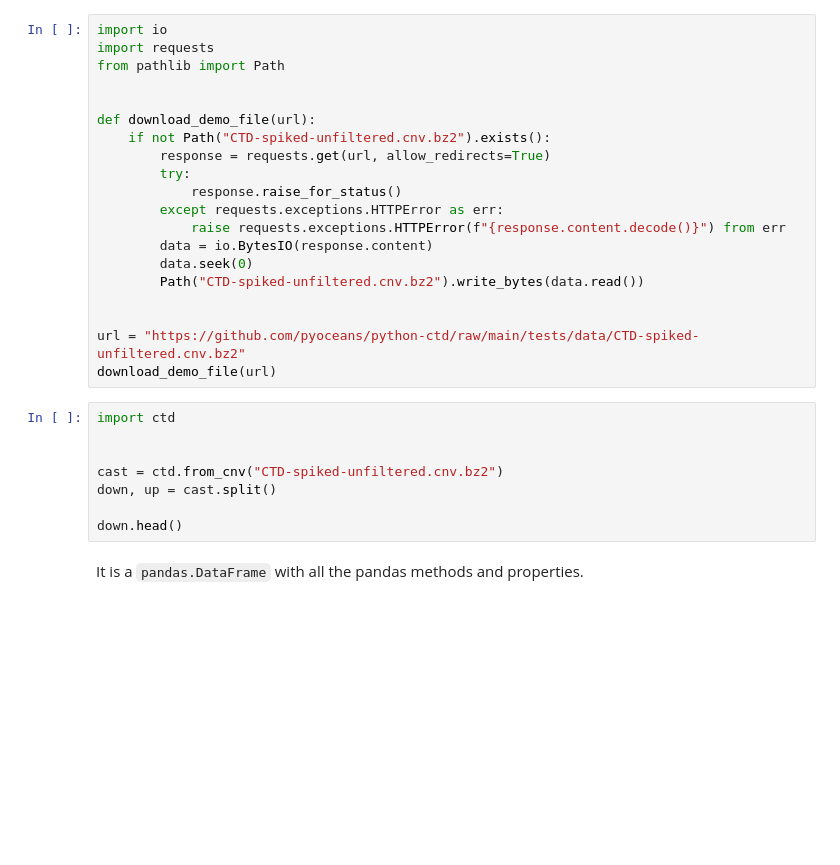
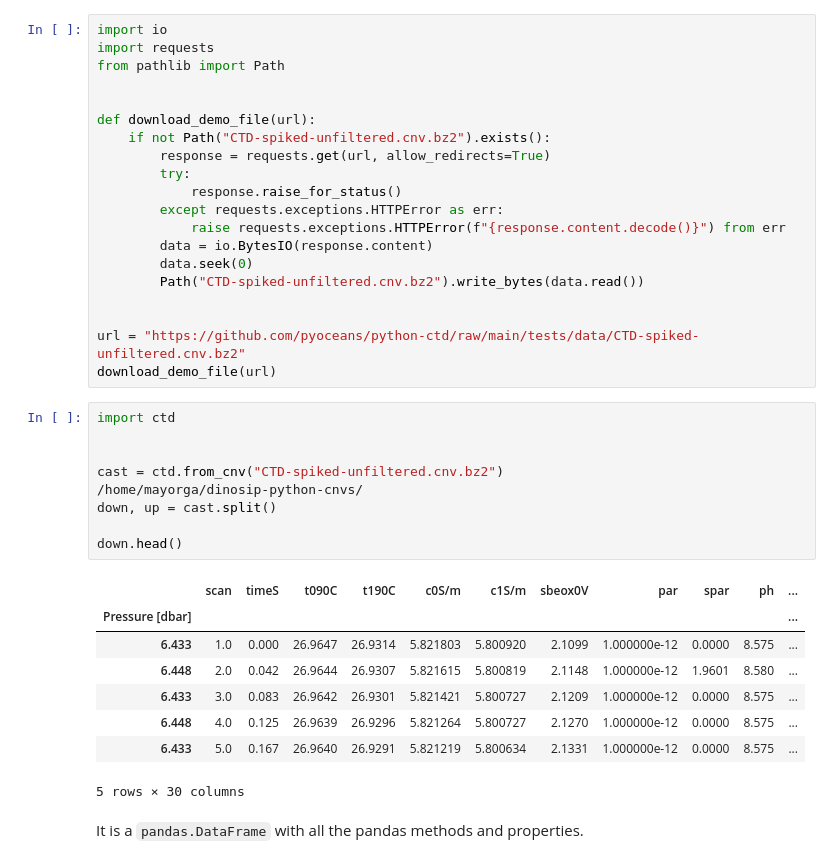
Before and after one commit to UW-APL-SURP/aplsurp-python, a Jupyter notebook: site/notebooks/ctd-quick_intro.ipynb, the cells around one changed output. Cells and saved outputs as stored; diff of their text form; blank space fills up the shorter version.

```diff
--- a/site/notebooks/ctd-quick_intro.ipynb
+++ b/site/notebooks/ctd-quick_intro.ipynb
@@ -25,11 +25,21 @@ download_demo_file(url)
 # %%
 import ctd
 
 
 cast = ctd.from_cnv("CTD-spiked-unfiltered.cnv.bz2")
+/home/mayorga/dinosip-python-cnvs/
 down, up = cast.split()
 
 down.head()
+# %% [output]
+|  | scan | timeS | t090C | t190C | c0S/m | c1S/m | sbeox0V | par | spar | ph | ... |
+| Pressure [dbar] |  |  |  |  |  |  |  |  |  |  | ... |
+| 6.433 | 1.0 | 0.000 | 26.9647 | 26.9314 | 5.821803 | 5.800920 | 2.1099 | 1.000000e-12 | 0.0000 | 8.575 | ... |
+| 6.448 | 2.0 | 0.042 | 26.9644 | 26.9307 | 5.821615 | 5.800819 | 2.1148 | 1.000000e-12 | 1.9601 | 8.580 | ... |
+| 6.433 | 3.0 | 0.083 | 26.9642 | 26.9301 | 5.821421 | 5.800727 | 2.1209 | 1.000000e-12 | 0.0000 | 8.575 | ... |
+| 6.448 | 4.0 | 0.125 | 26.9639 | 26.9296 | 5.821264 | 5.800727 | 2.1270 | 1.000000e-12 | 0.0000 | 8.575 | ... |
+| 6.433 | 5.0 | 0.167 | 26.9640 | 26.9291 | 5.821219 | 5.800634 | 2.1331 | 1.000000e-12 | 0.0000 | 8.575 | ... |
+5 rows × 30 columns
 # %% [markdown]
 It is a `pandas.DataFrame` with all the pandas methods and properties.
 # %%
```
Also changed, not shown: parts of 11 cells of this notebook, 3 other files.
